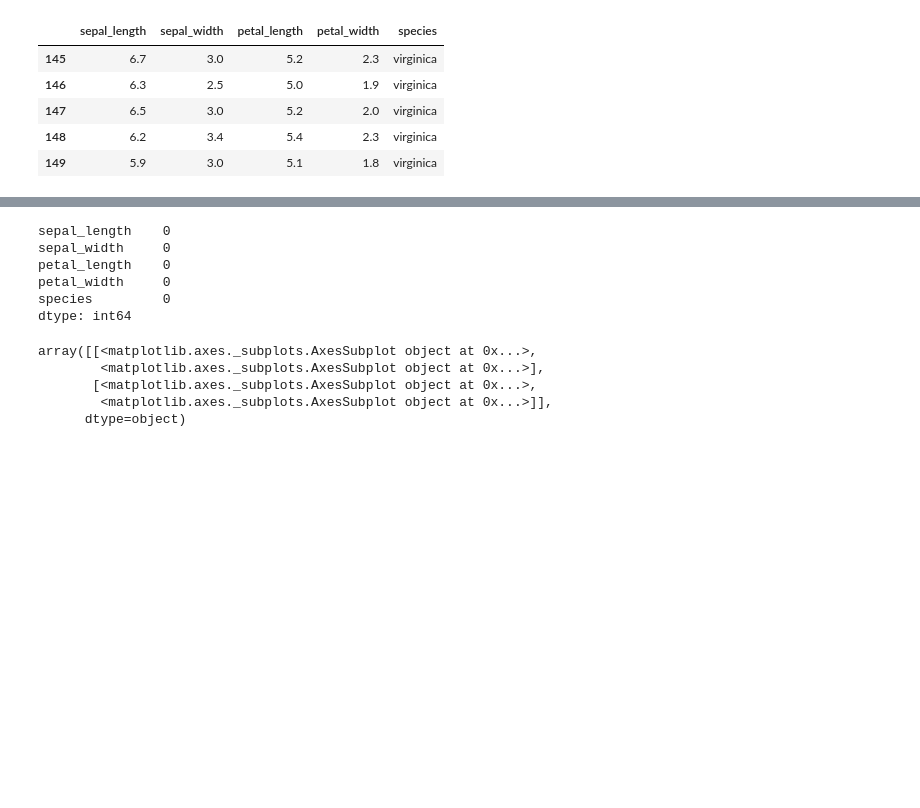
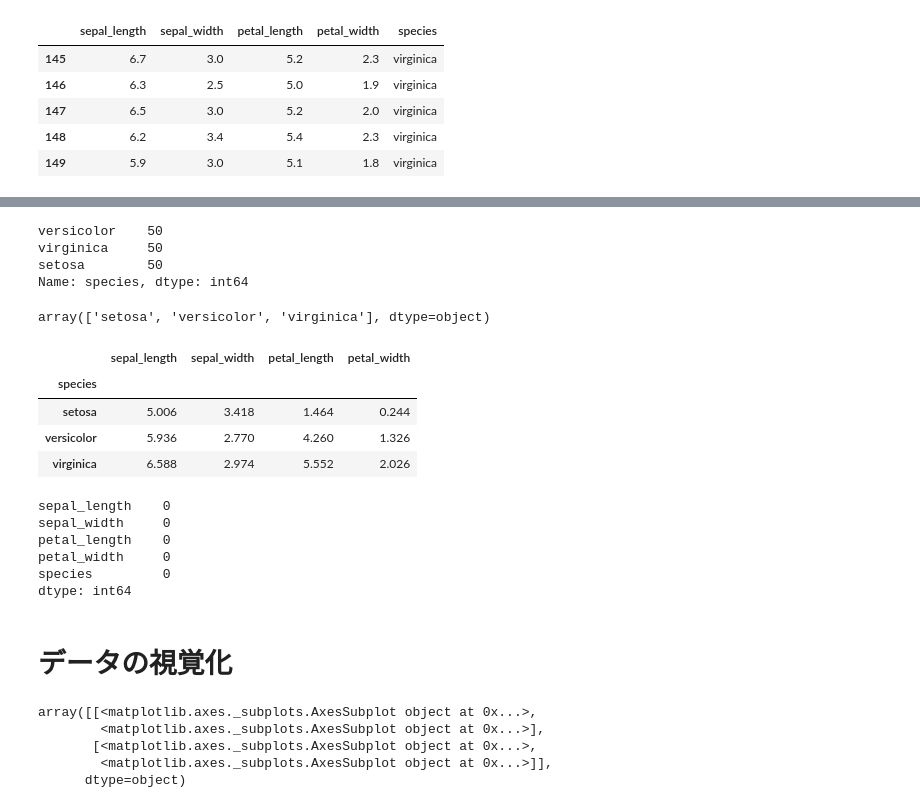
Before and after one commit to koichi-inoue/JupyterNotebook, a Jupyter notebook: ReadDataSample.ipynb, the cells around one changed output, grey strips where cells are left out. Saved outputs shown, nothing was run; the diff lists cells and outputs as text; code cells hidden in the pictures; blank space fills up the shorter version.

```diff
--- a/ReadDataSample.ipynb
+++ b/ReadDataSample.ipynb
@@ -83,3 +131,28 @@ df.shape
+# %%
+# 特定カラムの種類ごとの件数（ value_counts() ）
+df_species_counts = df['species'].value_counts()
+df_species_counts
+# %% [output]
+versicolor    50
+virginica     50
+setosa        50
+Name: species, dtype: int64
+# %%
+# 特定カラムのユニークな要素の数（ unique() ）
+df_species_unique = df['species'].unique()
+df_species_unique
+# %% [output]
+array(['setosa', 'versicolor', 'virginica'], dtype=object)
+# %%
+# 特定カラムにおける種類ごとの平均（ groupby() , mean() )
+df_species_mean = df.groupby('species').mean()
+df_species_mean
+# %% [output]
+|  | sepal_length | sepal_width | petal_length | petal_width |
+| species |  |  |  |  |
+| setosa | 5.006 | 3.418 | 1.464 | 0.244 |
+| versicolor | 5.936 | 2.770 | 4.260 | 1.326 |
+| virginica | 6.588 | 2.974 | 5.552 | 2.026 |
 # %%
 # 欠損の確認　＞ 欠損なし
 df.isnull().sum()
@@ -90,6 +163,8 @@ petal_length    0
 petal_width     0
 species         0
 dtype: int64
+# %% [markdown]
+# データの視覚化
 # %%
 # ヒストグラムの表示
 df.hist( figsize=(9, 6) )
```
Also changed, not shown: parts of 11 cells of this notebook.
